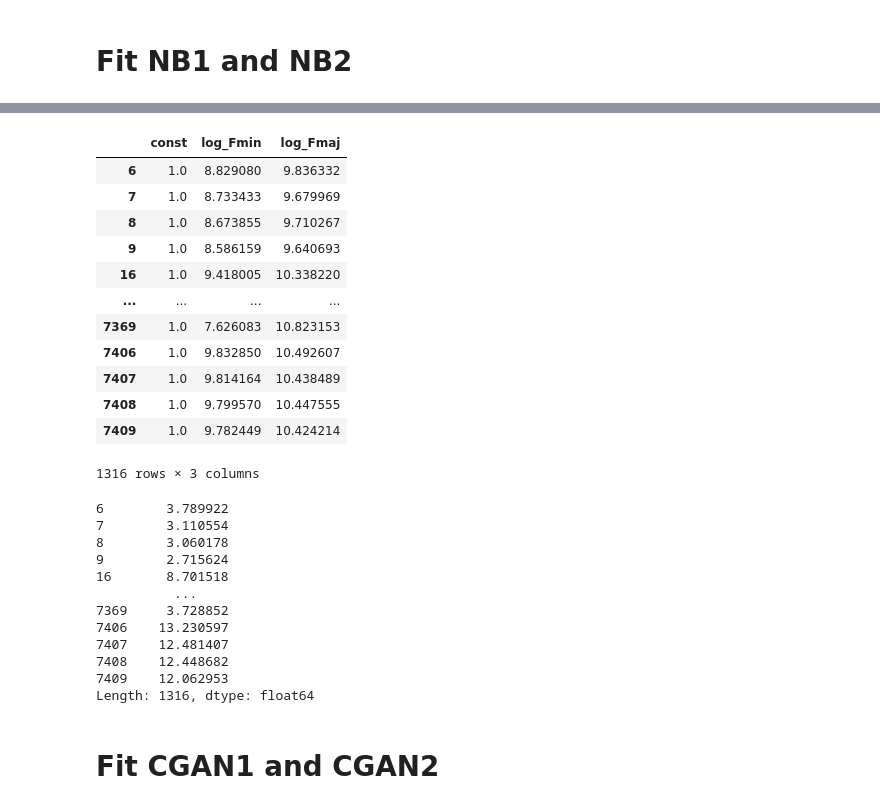
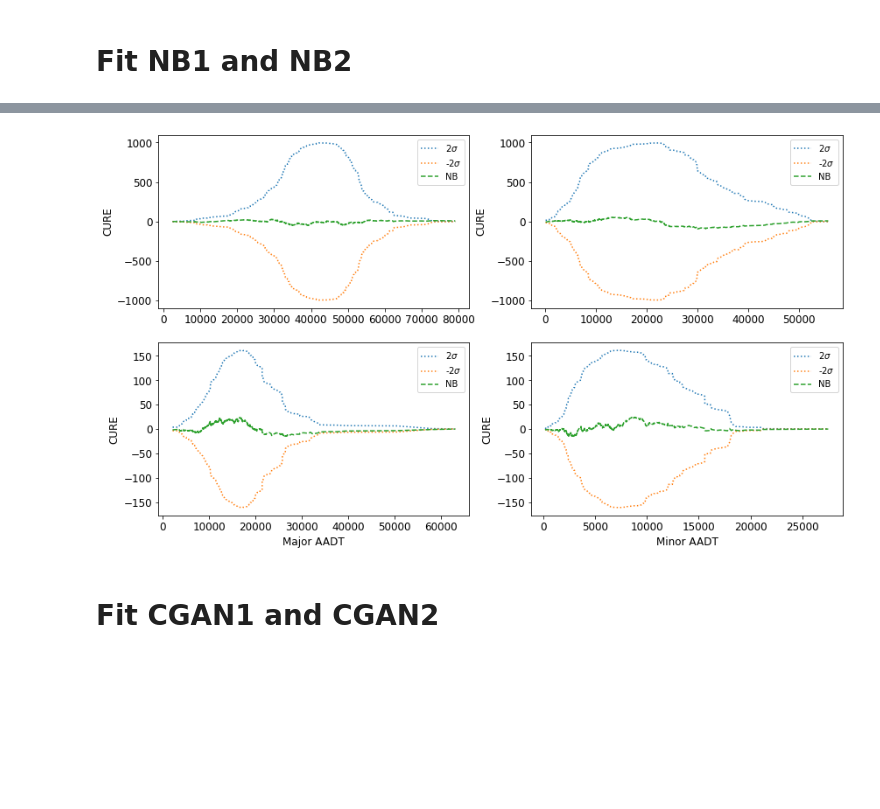
Before and after one commit to mz-zarei/CGAN-EB, a Jupyter notebook: CGAN_transferability.ipynb, the cells around one changed output, grey strips where cells are left out. Cells and saved outputs as stored; diff of their text form; code cells hidden in the pictures; blank space fills up the shorter version.

```diff
--- a/CGAN_transferability.ipynb
+++ b/CGAN_transferability.ipynb
@@ -244,6 +244,26 @@ def MAPE(actual, predicted):
         else:
             res.append(predicted[j] / np.mean(actual))
     return np.mean(np.abs(np.array(res)))
+
+# Cure plot
+def CURE(df, ax, x_label, plot_label, ls='-', y_name='Obs', x='Fmaj', y_pred='y_pred',boundry=True):
+    data = df.copy()
+    data.sort_values(by=x, ascending=True, inplace=True)
+    data.reset_index(drop=True, inplace=True)
+
+    data['res'] = data[y_pred] - data[y_name]
+    data['res_sq'] = (data[y_pred] - data[y_name])**2
+
+    data['e1'] = data['res'].cumsum()
+    data['e2'] = data['res_sq'].cumsum()
+    data['e3'] = data['e2']*((1 - data['e2']/data['e2'][len(data['e2'])-1]))
+    if boundry == True:
+        ax.plot(data[x], data['e3'], linestyle = 'dotted',label="2$\sigma$")
+        ax.plot(data[x], -data['e3'], linestyle = 'dotted',label="-2$\sigma$")
+    ax.plot(data[x], data['e1'], linestyle = ls, label = plot_label)
+    ax.legend(loc='upper right',fontsize=10)
+    ax.set_xlabel(x_label)
+    ax.set_ylabel('CURE')
 # %% [markdown]
 # **Load Crash Data Sets**
 # %%
@@ -341,34 +352,17 @@ print(np.exp(np.dot([1, 8.01201823915906, 9.45210938741356], NB_model1.params)))
-# %%
-sm.add_constant(df1[significant_features])
-# %% [output]
-|  | const | log_Fmin | log_Fmaj |
-| 6 | 1.0 | 8.829080 | 9.836332 |
-| 7 | 1.0 | 8.733433 | 9.679969 |
-| 8 | 1.0 | 8.673855 | 9.710267 |
-| 9 | 1.0 | 8.586159 | 9.640693 |
-| 16 | 1.0 | 9.418005 | 10.338220 |
-| ... | ... | ... | ... |
-| 7369 | 1.0 | 7.626083 | 10.823153 |
-| 7406 | 1.0 | 9.832850 | 10.492607 |
-| 7407 | 1.0 | 9.814164 | 10.438489 |
-| 7408 | 1.0 | 9.799570 | 10.447555 |
-| 7409 | 1.0 | 9.782449 | 10.424214 |
-1316 rows × 3 columns
-# %%
-y_pred_NB1
-# %% [output]
-6        3.789922
-7        3.110554
-8        3.060178
-9        2.715624
-16       8.701518
-          ...
-7369     3.728852
-7406    13.230597
-7407    12.481407
-7408    12.448682
-7409    12.062953
-Length: 1316, dtype: float64
+# %%
+# Develop CURE plots
+fig, axes = plt.subplots(2,2, figsize=(14,8))
+plt.rcParams.update({'font.size': 12})
+
+CURE(df=df1, ax=axes[0,0], ls='--', plot_label= "NB", x_label=''          , y_name=y_name, x='Fmaj', y_pred = 'y_pred_NB1')
+CURE(df=df1, ax=axes[0,1], ls='--', plot_label= "NB", x_label=''          , y_name=y_name, x='Fmin', y_pred = 'y_pred_NB1')
+CURE(df=df2, ax=axes[1,0], ls='--', plot_label= "NB", x_label='Major AADT', y_name=y_name, x='Fmaj', y_pred = 'y_pred_NB2')
+CURE(df=df2, ax=axes[1,1], ls='--', plot_label= "NB", x_label='Minor AADT', y_name=y_name, x='Fmin', y_pred = 'y_pred_NB2')
+
+plt.show()
+fig.savefig('CURE.pdf')
+# %% [output]
+[figure, added]
 # %% [markdown]
 # **Fit CGAN1 and CGAN2**
 # %%
```
Also changed, not shown: parts of 5 cells of this notebook.
